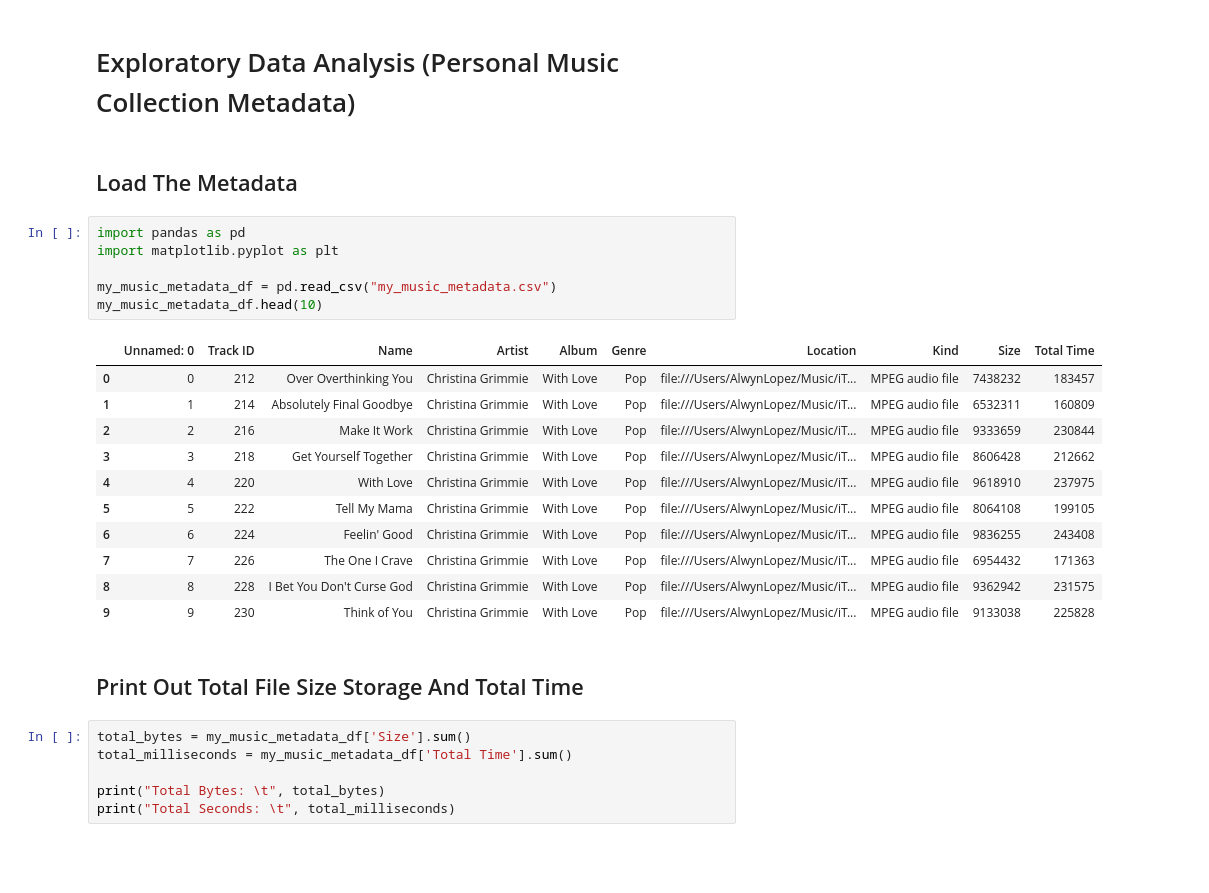
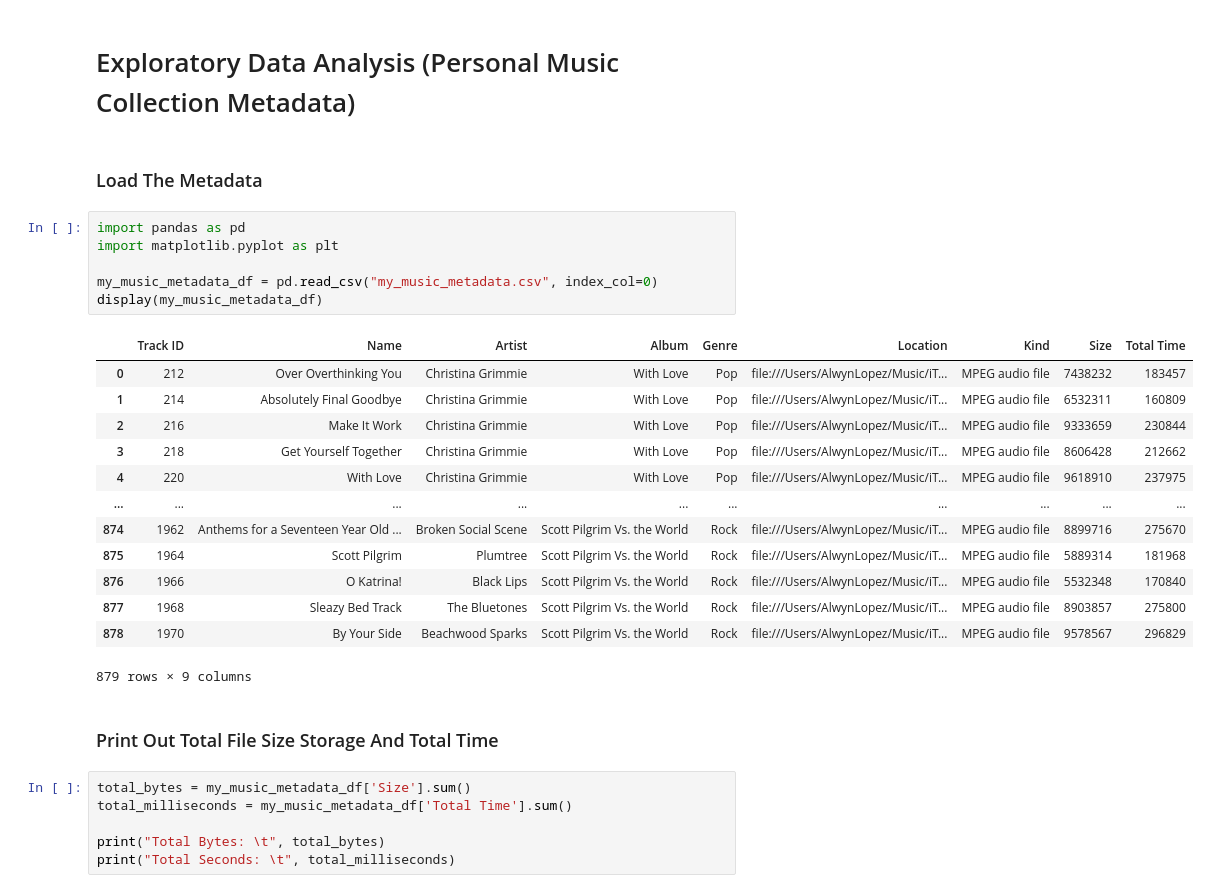
Before and after one commit to xnell90/Music-Genre-Classifier, a Jupyter notebook: data/scripts/my_music.ipynb, the cells around one changed output. Cells and saved outputs as stored; diff of their text form; blank space fills up the shorter version.

Commit message:
Added Data Cleaning Process in my_music.ipynb, and added new modified metadata file

```diff
--- a/data/scripts/my_music.ipynb
+++ b/data/scripts/my_music.ipynb
@@ -1,27 +1,29 @@
 # %% [markdown]
 # Exploratory Data Analysis (Personal Music Collection Metadata)
 # %% [markdown]
-## Load The Metadata
+### Load The Metadata
 # %%
 import pandas as pd
 import matplotlib.pyplot as plt
 
-my_music_metadata_df = pd.read_csv("my_music_metadata.csv")
-my_music_metadata_df.head(10)
+my_music_metadata_df = pd.read_csv("my_music_metadata.csv", index_col=0)
+display(my_music_metadata_df)
 # %% [output]
-|  | Unnamed: 0 | Track ID | Name | Artist | Album | Genre | Location | Kind | Size | Total Time |
-| 0 | 0 | 212 | Over Overthinking You | Christina Grimmie | With Love | Pop | file:///Users/AlwynLopez/Music/iT... | MPEG audio file | 7438232 | 183457 |
-| 1 | 1 | 214 | Absolutely Final Goodbye | Christina Grimmie | With Love | Pop | file:///Users/AlwynLopez/Music/iT... | MPEG audio file | 6532311 | 160809 |
-| 2 | 2 | 216 | Make It Work | Christina Grimmie | With Love | Pop | file:///Users/AlwynLopez/Music/iT... | MPEG audio file | 9333659 | 230844 |
-| 3 | 3 | 218 | Get Yourself Together | Christina Grimmie | With Love | Pop | file:///Users/AlwynLopez/Music/iT... | MPEG audio file | 8606428 | 212662 |
-| 4 | 4 | 220 | With Love | Christina Grimmie | With Love | Pop | file:///Users/AlwynLopez/Music/iT... | MPEG audio file | 9618910 | 237975 |
-| 5 | 5 | 222 | Tell My Mama | Christina Grimmie | With Love | Pop | file:///Users/AlwynLopez/Music/iT... | MPEG audio file | 8064108 | 199105 |
-| 6 | 6 | 224 | Feelin' Good | Christina Grimmie | With Love | Pop | file:///Users/AlwynLopez/Music/iT... | MPEG audio file | 9836255 | 243408 |
-| 7 | 7 | 226 | The One I Crave | Christina Grimmie | With Love | Pop | file:///Users/AlwynLopez/Music/iT... | MPEG audio file | 6954432 | 171363 |
-| 8 | 8 | 228 | I Bet You Don't Curse God | Christina Grimmie | With Love | Pop | file:///Users/AlwynLopez/Music/iT... | MPEG audio file | 9362942 | 231575 |
-| 9 | 9 | 230 | Think of You | Christina Grimmie | With Love | Pop | file:///Users/AlwynLopez/Music/iT... | MPEG audio file | 9133038 | 225828 |
+|  | Track ID | Name | Artist | Album | Genre | Location | Kind | Size | Total Time |
+| 0 | 212 | Over Overthinking You | Christina Grimmie | With Love | Pop | file:///Users/AlwynLopez/Music/iT... | MPEG audio file | 7438232 | 183457 |
+| 1 | 214 | Absolutely Final Goodbye | Christina Grimmie | With Love | Pop | file:///Users/AlwynLopez/Music/iT... | MPEG audio file | 6532311 | 160809 |
+| 2 | 216 | Make It Work | Christina Grimmie | With Love | Pop | file:///Users/AlwynLopez/Music/iT... | MPEG audio file | 9333659 | 230844 |
+| 3 | 218 | Get Yourself Together | Christina Grimmie | With Love | Pop | file:///Users/AlwynLopez/Music/iT... | MPEG audio file | 8606428 | 212662 |
+| 4 | 220 | With Love | Christina Grimmie | With Love | Pop | file:///Users/AlwynLopez/Music/iT... | MPEG audio file | 9618910 | 237975 |
+| ... | ... | ... | ... | ... | ... | ... | ... | ... | ... |
+| 874 | 1962 | Anthems for a Seventeen Year Old ... | Broken Social Scene | Scott Pilgrim Vs. the World | Rock | file:///Users/AlwynLopez/Music/iT... | MPEG audio file | 8899716 | 275670 |
+| 875 | 1964 | Scott Pilgrim | Plumtree | Scott Pilgrim Vs. the World | Rock | file:///Users/AlwynLopez/Music/iT... | MPEG audio file | 5889314 | 181968 |
+| 876 | 1966 | O Katrina! | Black Lips | Scott Pilgrim Vs. the World | Rock | file:///Users/AlwynLopez/Music/iT... | MPEG audio file | 5532348 | 170840 |
+| 877 | 1968 | Sleazy Bed Track | The Bluetones | Scott Pilgrim Vs. the World | Rock | file:///Users/AlwynLopez/Music/iT... | MPEG audio file | 8903857 | 275800 |
+| 878 | 1970 | By Your Side | Beachwood Sparks | Scott Pilgrim Vs. the World | Rock | file:///Users/AlwynLopez/Music/iT... | MPEG audio file | 9578567 | 296829 |
+879 rows × 9 columns
 # %% [markdown]
-## Print Out Total File Size Storage And Total Time
+### Print Out Total File Size Storage And Total Time
 # %%
 total_bytes = my_music_metadata_df['Size'].sum()
 total_milliseconds = my_music_metadata_df['Total Time'].sum()
```
Also changed, not shown: parts of 67 cells of this notebook, 2 other files.
